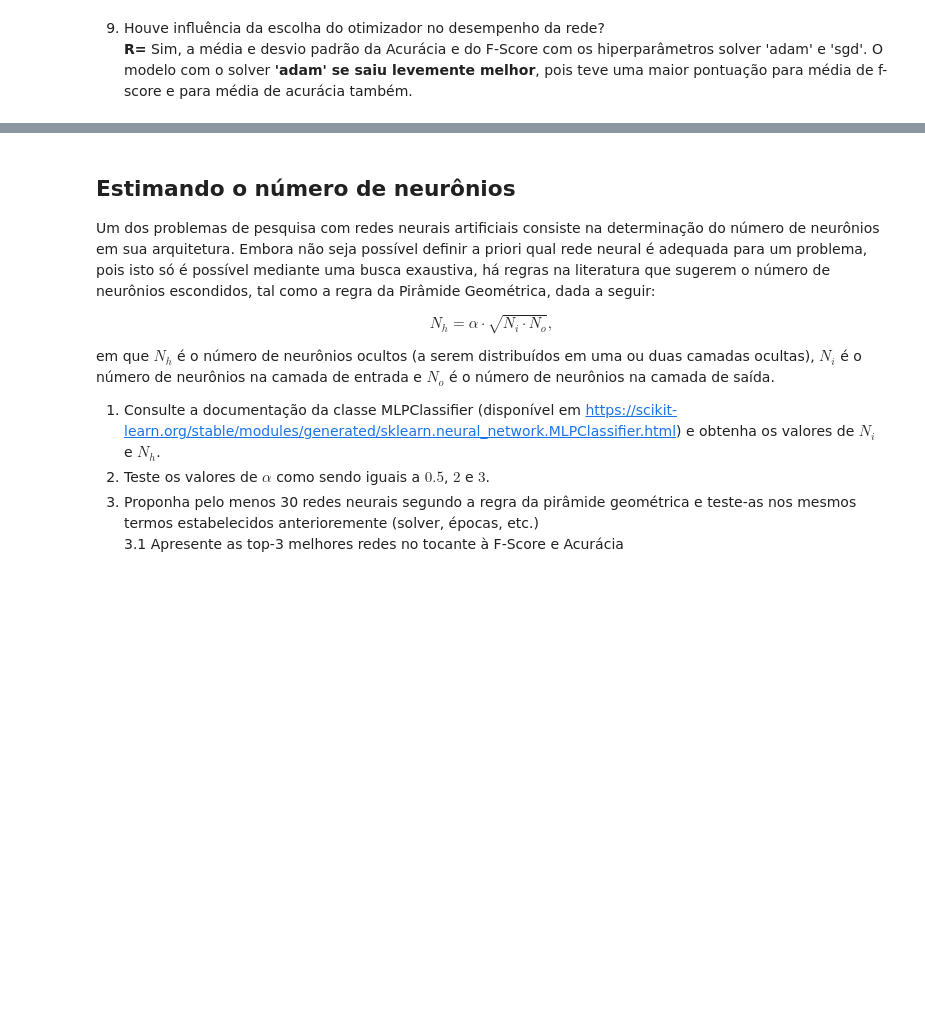
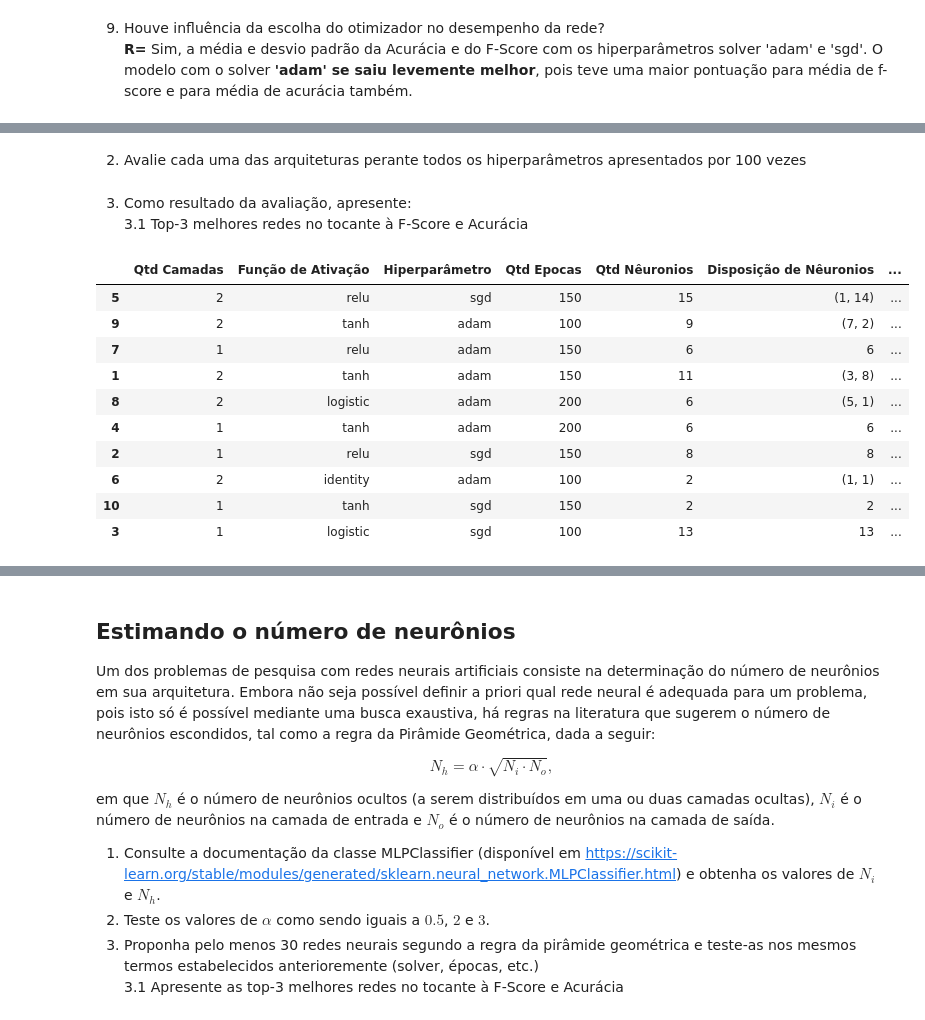
Before and after one commit to elloa-uea/projeto-pratico-3-equipe-ultra-mega-dinamite, a Jupyter notebook: notebooks/PP3.3 - Proposição e Avaliação de RNAs.ipynb, the cells around one changed output, grey strips where cells are left out. Drawn from its saved outputs; the diff is of its cells as text; code cells hidden in the pictures; blank space fills up the shorter version.

Commit message:
Propondo arquiteturas

```diff
--- a/notebooks/PP3.3 - Proposição e Avaliação de RNAs.ipynb
+++ b/notebooks/PP3.3 - Proposição e Avaliação de RNAs.ipynb
@@ -159,7 +161,7 @@ round(recall_score(y_test, y_pred, average='macro'), 4)
 7. Repita o treinamento da mesma rede anterior sem imprimir o passo a passo (verbose False) por 100 vezes
     7.1 Cada uma destas repetições deve ser feita com uma nova partição Holdout
 # %%
-f1_scores, accuracy = np.zeros(100), np.zeros(100)
+f1_scores, accuracy = np.zeros(10), np.zeros(10)
 
 nmp = MLPClassifier(hidden_layer_sizes=(10),activation="relu", solver="adam",
                     random_state=1, max_iter=300,
@@ -183,7 +185,7 @@ print(round(f1_scores.mean(),5), round(accuracy.mean(),5), round(f1_scores.std()
 # %% [markdown]
 8. Repita por 100 vezes o treinamento desta mesma rede, mas utilizando o otimizador SGD
 # %%
-f1_scores, accuracy = np.zeros(100), np.zeros(100)
+f1_scores, accuracy = np.zeros(10), np.zeros(10)
 
 nmp = MLPClassifier(hidden_layer_sizes=(10),activation="relu", solver="sgd",
                     random_state=1, max_iter=300,
@@ -227,0 +244,4 @@ Variando  os parâmetros (uma ou duas camadas ocultas, com diferente números de
+# %%
+result = pd.DataFrame(config)
+result.index += 1
+result
@@ -227,0 +260,43 @@ Variando  os parâmetros (uma ou duas camadas ocultas, com diferente números de
+# %% [markdown]
+2. Avalie cada uma das arquiteturas perante todos os hiperparâmetros apresentados por 100 vezes
+# %%
+f1_scores, accuracy, average_accuracy, average_f1score, dp_accuracy, dp_f1score = np.zeros(10), np.zeros(10), np.zeros(10), np.zeros(10), np.zeros(10), np.zeros(10)
+result.index -= 1
+
+for i in range(0,10):
+  nmp = MLPClassifier(hidden_layer_sizes=result["Qtd Camadas"][i],
+                      activation=result["Função de Ativação"][i],
+                      solver=result["Hiperparâmetro"][i],
+                      max_iter=result["Qtd Epocas"][i], verbose=False)
+  for j in range(10):
+    x_train, x_test, y_train, y_test = train_test_split(df_x, df_y, test_size=0.3, train_size=0.7)
+    x_train_std = (x_train - np.mean(x_train))/np.std(x_train)
+    x_test_std = (x_test - np.mean(x_train))/np.std(x_train)
+    nmp.fit(x_train_std, y_train)
+    y_pred = nmp.predict(x_test_std)
+
+    f1_scores[j] = f1_score(y_test, y_pred, average='macro')
+    accuracy[j] = accuracy_score(y_test, y_pred)
+  print(f'...{i+1*10}%')
+  average_accuracy[i] = round(accuracy.mean(), 5)
+  average_f1score[i] = round(f1_scores.mean(), 5)
+print(f'{i+1*10}%')
+# %% [markdown]
+3. Como resultado da avaliação, apresente:
+    3.1 Top-3 melhores redes no tocante à F-Score e Acurácia
+# %%
+result["Média Acurácia"] = average_accuracy
+result["Média F-Score"] = average_f1score
+result.sort_values(["Média Acurácia"], ascending=False)
+# %% [output]
+|  | Qtd Camadas | Função de Ativação | Hiperparâmetro | Qtd Epocas | Qtd Nêuronios | Disposição de Nêuronios | ... |
+| 5 | 2 | relu | sgd | 150 | 15 | (1, 14) | ... |
+| 9 | 2 | tanh | adam | 100 | 9 | (7, 2) | ... |
+| 7 | 1 | relu | adam | 150 | 6 | 6 | ... |
+| 1 | 2 | tanh | adam | 150 | 11 | (3, 8) | ... |
+| 8 | 2 | logistic | adam | 200 | 6 | (5, 1) | ... |
+| 4 | 1 | tanh | adam | 200 | 6 | 6 | ... |
+| 2 | 1 | relu | sgd | 150 | 8 | 8 | ... |
+| 6 | 2 | identity | adam | 100 | 2 | (1, 1) | ... |
+| 10 | 1 | tanh | sgd | 150 | 2 | 2 | ... |
+| 3 | 1 | logistic | sgd | 100 | 13 | 13 | ... |
```
Also changed, not shown: parts of 16 cells of this notebook.
